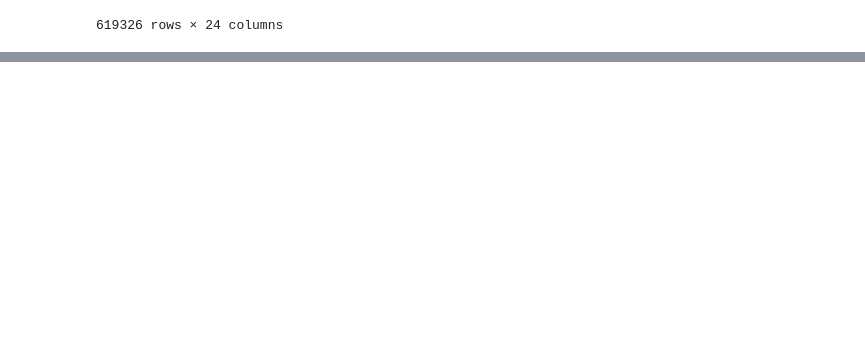
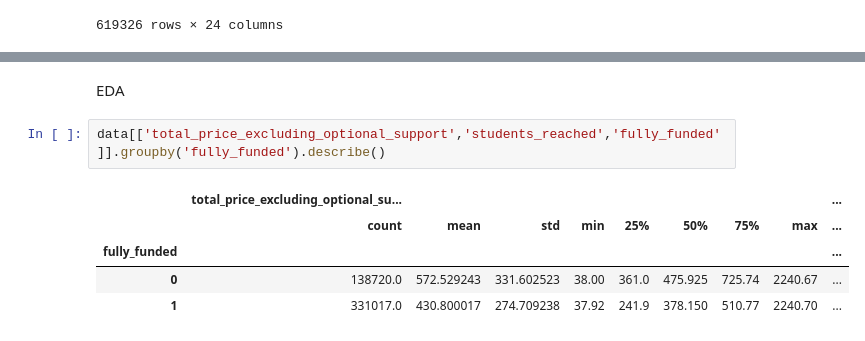
Before and after one commit to yxinzh/project---education, a Jupyter notebook: dataprocessing.ipynb, the cells around one changed output, grey strips where cells are left out. Saved outputs shown, nothing was run; the diff lists cells and outputs as text; blank space fills up the shorter version.

```diff
--- a/dataprocessing.ipynb
+++ b/dataprocessing.ipynb
@@ -129,0 +173,10 @@ data
+# %% [markdown]
+EDA
+# %%
+data[['total_price_excluding_optional_support','students_reached','fully_funded']].groupby('fully_funded').describe()
+# %% [output]
+|  | total_price_excluding_optional_su... |  |  |  |  |  |  |  | ... |
+|  | count | mean | std | min | 25% | 50% | 75% | max | ... |
+| fully_funded |  |  |  |  |  |  |  |  | ... |
+| 0 | 138720.0 | 572.529243 | 331.602523 | 38.00 | 361.0 | 475.925 | 725.74 | 2240.67 | ... |
+| 1 | 331017.0 | 430.800017 | 274.709238 | 37.92 | 241.9 | 378.150 | 510.77 | 2240.70 | ... |
```
Also changed, not shown: parts of 4 cells of this notebook.
